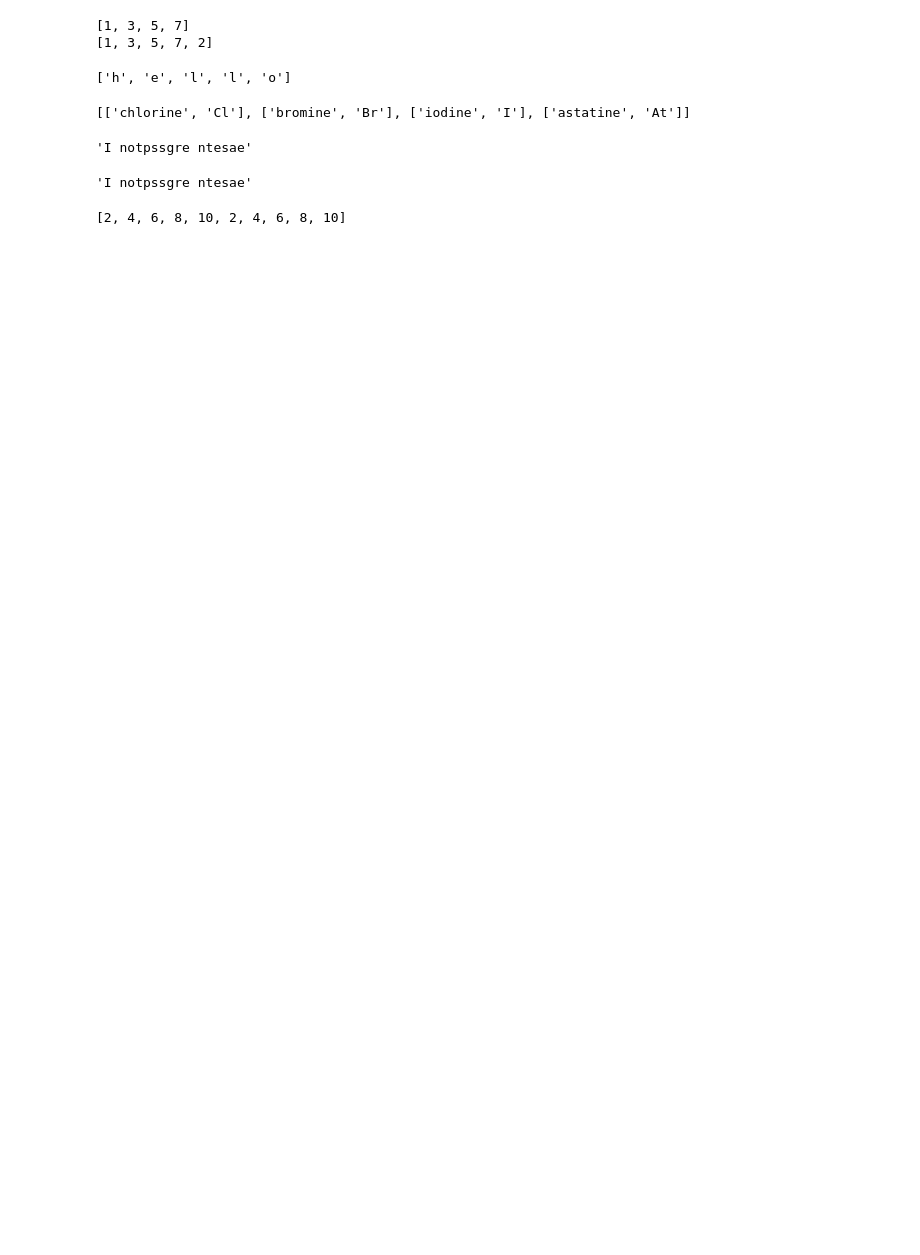
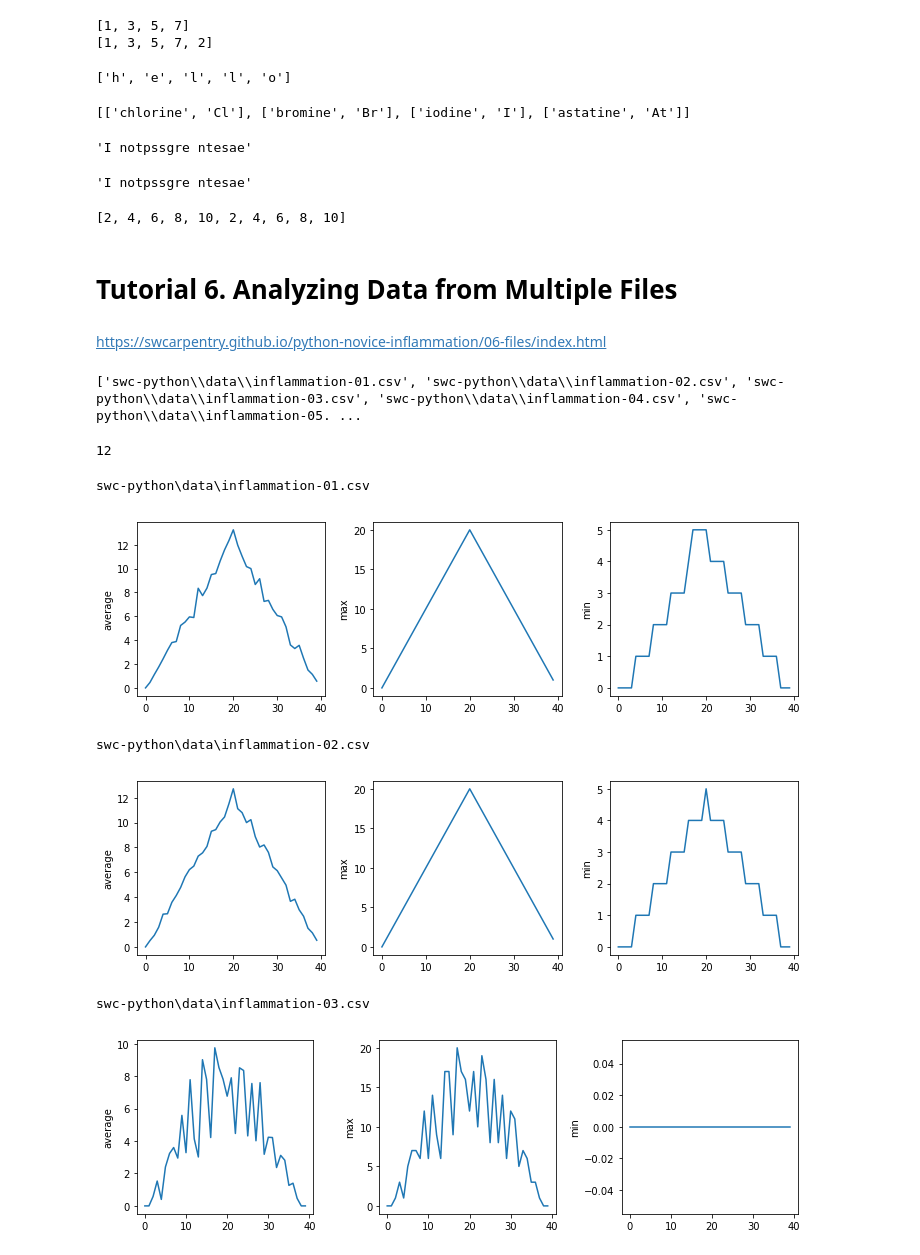
Before and after one commit to Y-Akihiro/NMA2020, a Jupyter notebook: precourse_python/python_tutorial2.py.ipynb, the cells around one changed output. Cells and saved outputs as stored; diff of their text form; code cells hidden in the pictures; blank space fills up the shorter version.

```diff
--- a/precourse_python/python_tutorial2.py.ipynb
+++ b/precourse_python/python_tutorial2.py.ipynb
@@ -75,3 +75,50 @@ repeats = counts * 2
 print(repeats)
 # %% [output]
 [2, 4, 6, 8, 10, 2, 4, 6, 8, 10]
+# %% [markdown]
+# Tutorial 6. Analyzing Data from Multiple Files
+# %% [markdown]
+https://swcarpentry.github.io/python-novice-inflammation/06-files/index.html
+# %%
+import glob
+print(sorted(glob.glob('**/*/inflammation*.csv')))
+# %% [output]
+['swc-python\\data\\inflammation-01.csv', 'swc-python\\data\\inflammation-02.csv', 'swc-python\\data\\inflammation-03.csv', 'swc-python\\data\\inflammation-04.csv', 'swc-python\\data\\inflammation-05. ...
+# %%
+len(glob.glob('**/*/inflammation*.csv'))
+# %% [output]
+12
+# %%
+import numpy as np
+import matplotlib.pyplot as plt
+filenames = sorted(glob.glob('**/*/inflammation*.csv'))
+filenames = filenames[:3]
+
+data_ave = []
+for filename in filenames:
+    print(filename)
+    data = np.loadtxt(fname=filename, delimiter=',')
+    fig = plt.figure(figsize=(10,3))
+    axes1 = fig.add_subplot(1, 3, 1)
+    axes2 = fig.add_subplot(1, 3, 2)
+    axes3 = fig.add_subplot(1, 3, 3)
+
+    axes1.set_ylabel('average')
+    axes1.plot(np.mean(data, axis=0))
+    data_ave.append(np.mean(data,axis=0))
+
+    axes2.set_ylabel('max')
+    axes2.plot(np.max(data, axis=0))
+
+    axes3.set_ylabel('min')
+    axes3.plot(np.min(data, axis=0))
+
+    fig.tight_layout()
+    plt.show()
+# %% [output]
+swc-python\data\inflammation-01.csv
+[figure, added]
+swc-python\data\inflammation-02.csv
+[figure, added]
+swc-python\data\inflammation-03.csv
+[figure, added]
```
Also changed, not shown: parts of 29 cells of this notebook.
